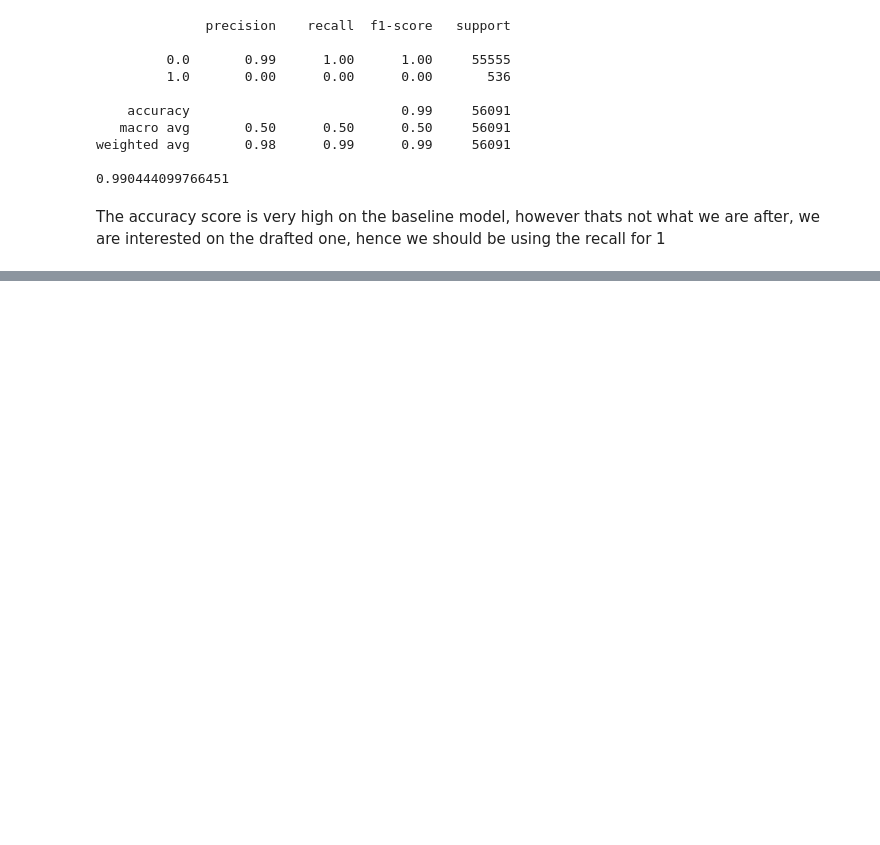
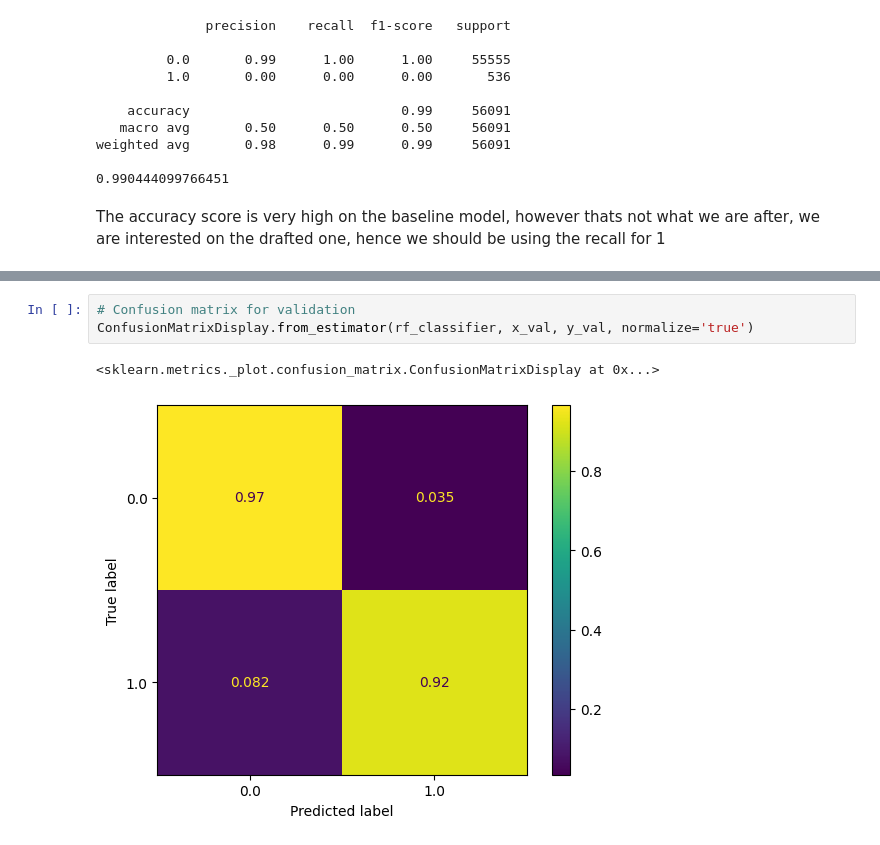
Before and after one commit to daniel-alexandr/adv_ml_application_assignment_1, a Jupyter notebook: notebooks/Experiment_A.ipynb, the cells around one changed output, grey strips where cells are left out. Drawn from its saved outputs; the diff is of its cells as text; blank space fills up the shorter version.

```diff
--- a/notebooks/1_baseline.ipynb
+++ b/notebooks/Experiment_A.ipynb
@@ -580,0 +589,6 @@ The accuracy score is very high on the baseline model, however thats not what we
+# %%
+# Confusion matrix for validation
+ConfusionMatrixDisplay.from_estimator(rf_classifier, x_val, y_val, normalize='true')
+# %% [output]
+<sklearn.metrics._plot.confusion_matrix.ConfusionMatrixDisplay at 0x...>
+[figure, added]
```
Also changed, not shown: parts of 11 cells of this notebook.
